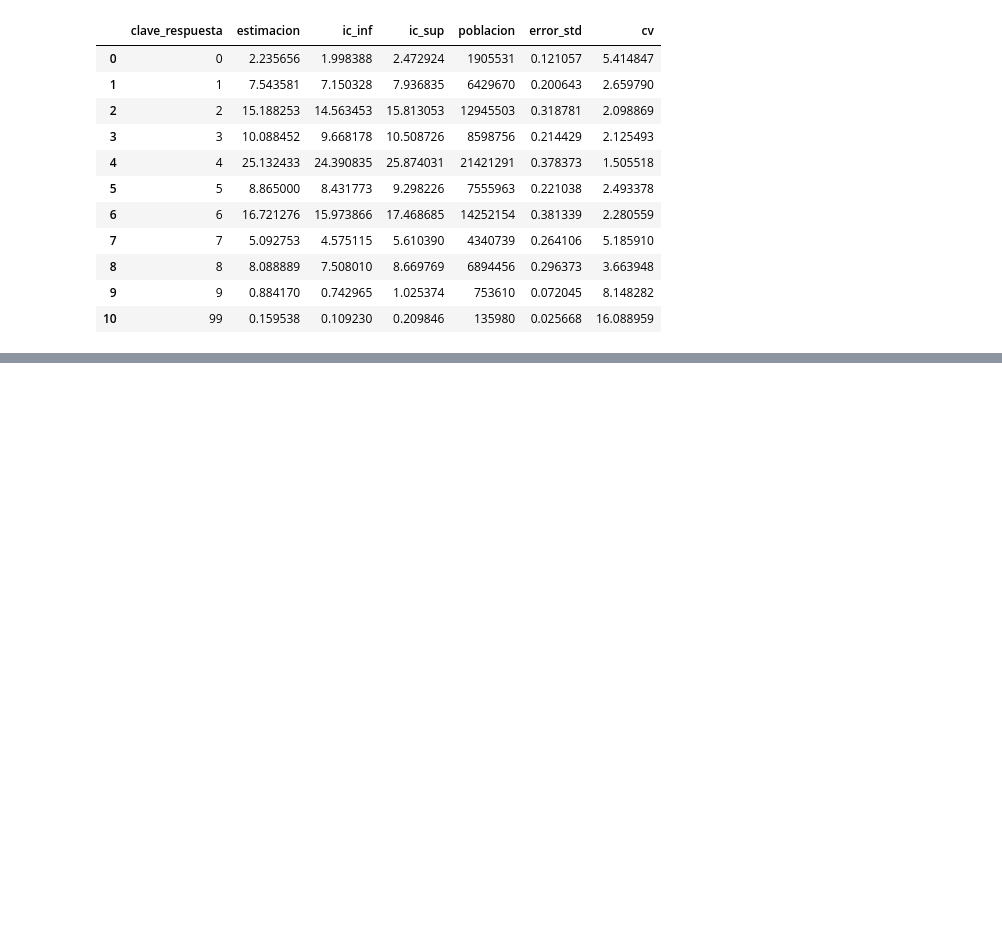
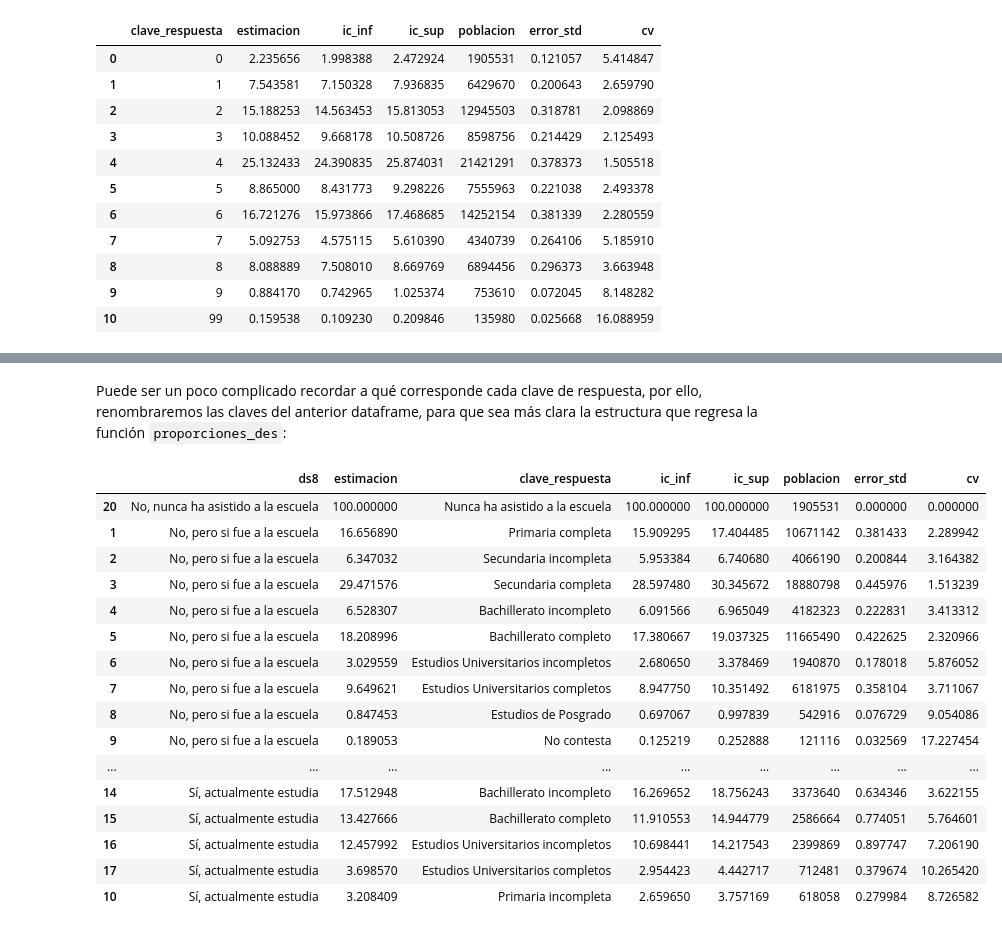
Before and after one commit to CentroGeo/sisdai-ciencia-reproducible-salud-encodat-2016, a Jupyter notebook: estimacion_general.ipynb, the cells around one changed output, grey strips where cells are left out. Saved outputs shown, nothing was run; the diff lists cells and outputs as text; code cells hidden in the pictures; blank space fills up the shorter version.

```diff
--- a/estimacion_general.ipynb
+++ b/estimacion_general.ipynb
@@ -210,0 +238,39 @@ NameError: name 'monitoreo' is not defined
+# %% [markdown]
+Puede ser un poco complicado recordar a qué corresponde cada clave de respuesta, por ello, renombraremos las claves del anterior dataframe, para que sea más clara la estructura que regresa la función `proporciones_des`:
+# %%
+estudiantes_por_escolaridad.replace({'ds8':
+                                    {1:'No, nunca ha asistido a la escuela',
+                                     2:'No, pero si fue a la escuela',
+                                     3:'Sí, actualmente estudia'},
+                                   'clave_respuesta':
+                                    {1:'Primaria incompleta',
+                                    2:'Primaria completa',
+                                    3:'Secundaria incompleta',
+                                    4:'Secundaria completa',
+                                    5:'Bachillerato incompleto',
+                                    6:'Bachillerato completo',
+                                    7:'Estudios Universitarios incompletos',
+                                    8:'Estudios  Universitarios completos',
+                                    9:'Estudios de Posgrado',
+                                    99:'No contesta',
+                                    0:'Nunca ha asistido a la escuela',}}, inplace=True)
+
+estudiantes_por_escolaridad.sort_values('ds8')
+# %% [output]
+|  | ds8 | estimacion | clave_respuesta | ic_inf | ic_sup | poblacion | error_std | cv |
+| 20 | No, nunca ha asistido a la escuela | 100.000000 | Nunca ha asistido a la escuela | 100.000000 | 100.000000 | 1905531 | 0.000000 | 0.000000 |
+| 1 | No, pero si fue a la escuela | 16.656890 | Primaria completa | 15.909295 | 17.404485 | 10671142 | 0.381433 | 2.289942 |
+| 2 | No, pero si fue a la escuela | 6.347032 | Secundaria incompleta | 5.953384 | 6.740680 | 4066190 | 0.200844 | 3.164382 |
+| 3 | No, pero si fue a la escuela | 29.471576 | Secundaria completa | 28.597480 | 30.345672 | 18880798 | 0.445976 | 1.513239 |
+| 4 | No, pero si fue a la escuela | 6.528307 | Bachillerato incompleto | 6.091566 | 6.965049 | 4182323 | 0.222831 | 3.413312 |
+| 5 | No, pero si fue a la escuela | 18.208996 | Bachillerato completo | 17.380667 | 19.037325 | 11665490 | 0.422625 | 2.320966 |
+| 6 | No, pero si fue a la escuela | 3.029559 | Estudios Universitarios incompletos | 2.680650 | 3.378469 | 1940870 | 0.178018 | 5.876052 |
+| 7 | No, pero si fue a la escuela | 9.649621 | Estudios Universitarios completos | 8.947750 | 10.351492 | 6181975 | 0.358104 | 3.711067 |
+| 8 | No, pero si fue a la escuela | 0.847453 | Estudios de Posgrado | 0.697067 | 0.997839 | 542916 | 0.076729 | 9.054086 |
+| 9 | No, pero si fue a la escuela | 0.189053 | No contesta | 0.125219 | 0.252888 | 121116 | 0.032569 | 17.227454 |
+| ... | ... | ... | ... | ... | ... | ... | ... | ... |
+| 14 | Sí, actualmente estudia | 17.512948 | Bachillerato incompleto | 16.269652 | 18.756243 | 3373640 | 0.634346 | 3.622155 |
+| 15 | Sí, actualmente estudia | 13.427666 | Bachillerato completo | 11.910553 | 14.944779 | 2586664 | 0.774051 | 5.764601 |
+| 16 | Sí, actualmente estudia | 12.457992 | Estudios Universitarios incompletos | 10.698441 | 14.217543 | 2399869 | 0.897747 | 7.206190 |
+| 17 | Sí, actualmente estudia | 3.698570 | Estudios Universitarios completos | 2.954423 | 4.442717 | 712481 | 0.379674 | 10.265420 |
+| 10 | Sí, actualmente estudia | 3.208409 | Primaria incompleta | 2.659650 | 3.757169 | 618058 | 0.279984 | 8.726582 |
```
Also changed, not shown: parts of 23 cells of this notebook.
